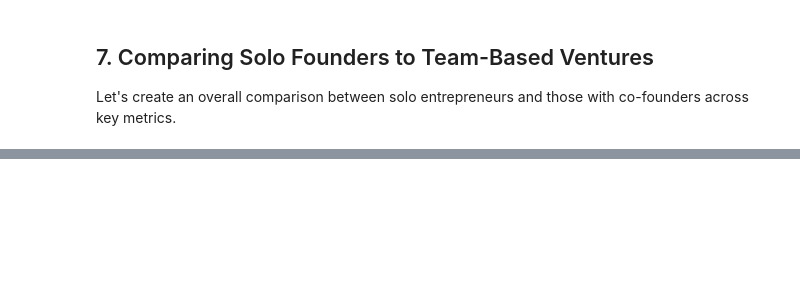
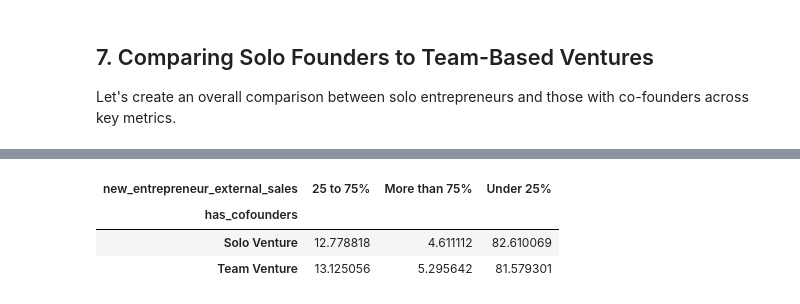
Before and after one commit to cbrane/gem-data-hackathon, a Jupyter notebook: notebooks/cofounder_dynamics.ipynb, the cells around one changed output, grey strips where cells are left out. Drawn from its saved outputs; the diff is of its cells as text; code cells hidden in the pictures; blank space fills up the shorter version.

```diff
--- a/notebooks/cofounder_dynamics.ipynb
+++ b/notebooks/cofounder_dynamics.ipynb
@@ -564,14 +785,22 @@ plt.show()
 # %%
 # Compare market reach between solo and team ventures
+# First, make sure new_ent_with_sales has the has_cofounders column
+new_ent_with_sales['has_cofounders'] = (new_ent_with_sales['new_entrepreneur_owners'] > 1).map({True: 'Team Venture', False: 'Solo Venture'})
+
 market_solo_vs_team = pd.crosstab(
     index=new_ent_with_sales['has_cofounders'],
     columns=new_ent_with_sales['new_entrepreneur_external_sales'],
     values=new_ent_with_sales['weight'],
     aggfunc='sum',
     normalize='index'
 ) * 100
 
 market_solo_vs_team
+# %% [output]
+| new_entrepreneur_external_sales | 25 to 75% | More than 75% | Under 25% |
+| has_cofounders |  |  |  |
+| Solo Venture | 12.778818 | 4.611112 | 82.610069 |
+| Team Venture | 13.125056 | 5.295642 | 81.579301 |
 # %%
 # Visualize market reach comparison
 plt.figure(figsize=(12, 7))
```
Also changed, not shown: parts of 47 cells of this notebook.
